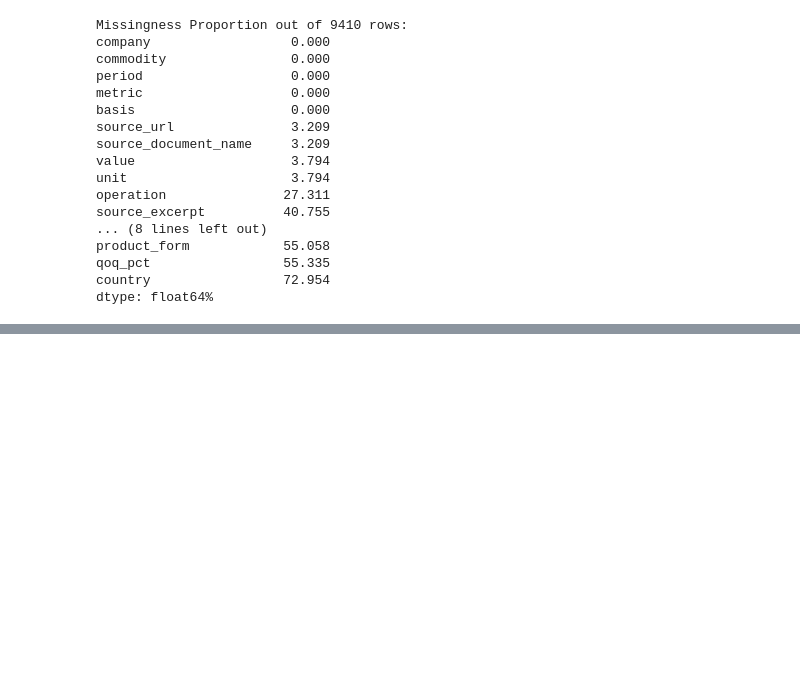
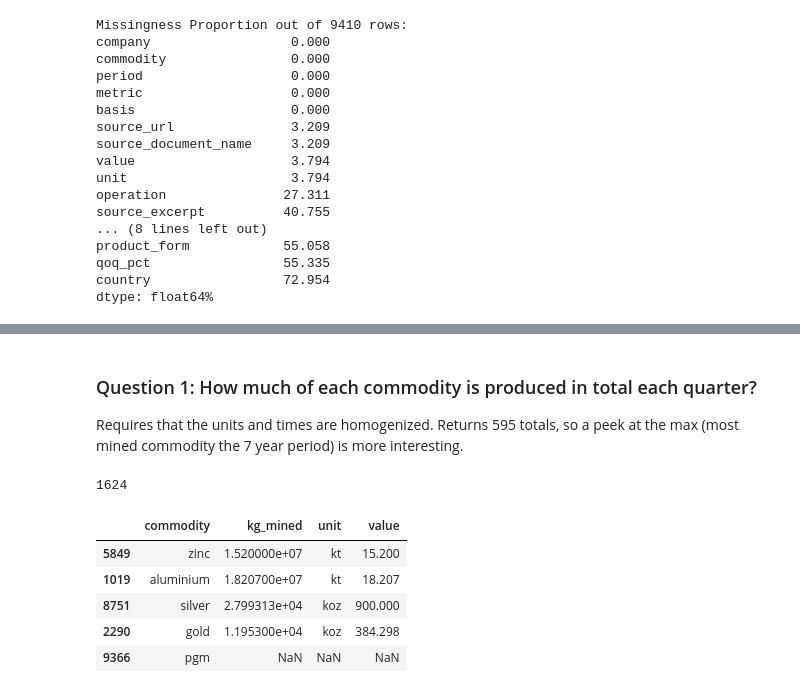
Before and after one commit to littlleHawk/sta556-homework-2, a Jupyter notebook: notebooks/HW_2_csv.ipynb, the cells around one changed output, grey strips where cells are left out. Drawn from its saved outputs; the diff is of its cells as text; code cells hidden in the pictures; blank space fills up the shorter version.

Commit message:
complete part 2 and most of part 3

```diff
--- a/notebooks/HW_2_csv.ipynb
+++ b/notebooks/HW_2_csv.ipynb
@@ -99,0 +136,20 @@ dtype: float64%
+# %% [markdown]
+### Question 1: How much of each commodity is produced in total each quarter?
+
+Requires that the units and times are homogenized.
+Returns 595 totals, so a peek at the max (most mined commodity the 7 year period) is more interesting.
+# %%
+data["unit"].value_counts() # Convert these all to kg
+# %% [output]
+1624
+# %%
+data_homogenized_units = utils.apply_extraction_units(data, "kg_mined", "unit", "value")
+
+data_homogenized_units[["commodity", "kg_mined", "unit", "value"]].sample(5)
+# %% [output]
+|  | commodity | kg_mined | unit | value |
+| 5849 | zinc | 1.520000e+07 | kt | 15.200 |
+| 1019 | aluminium | 1.820700e+07 | kt | 18.207 |
+| 8751 | silver | 2.799313e+04 | koz | 900.000 |
+| 2290 | gold | 1.195300e+04 | koz | 384.298 |
+| 9366 | pgm | NaN | NaN | NaN |
```
Also changed, not shown: parts of 16 cells of this notebook, 3 other files.
